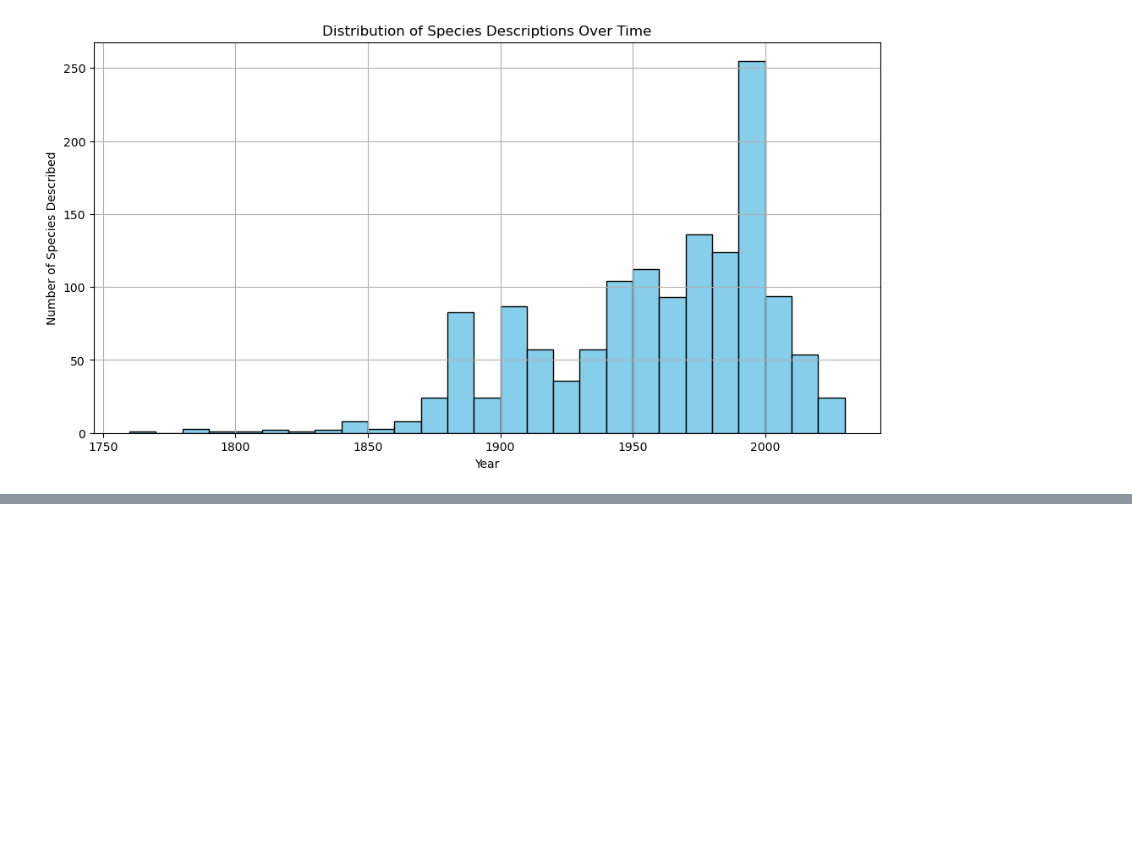
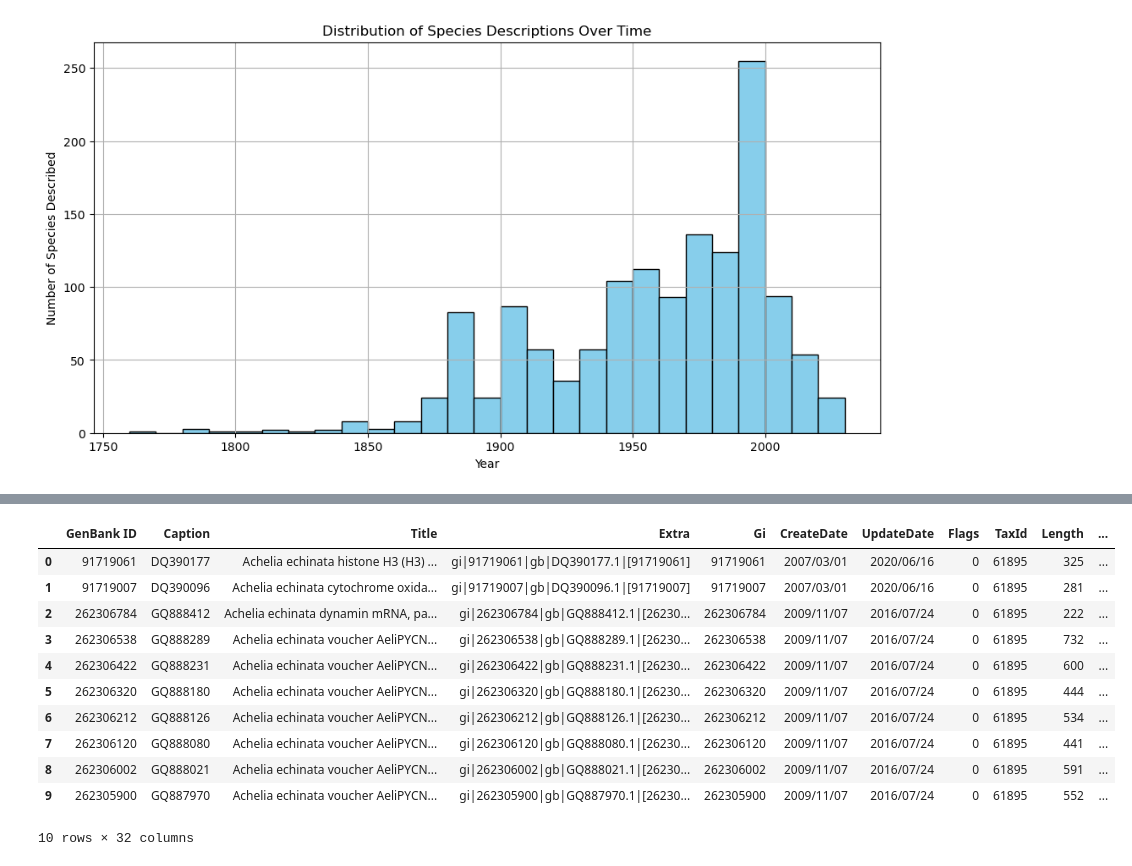
Before and after one commit to riccaran/pycnogonida, a Jupyter notebook: pycnogonida.ipynb, the cells around one changed output, grey strips where cells are left out. Saved outputs shown, nothing was run; the diff lists cells and outputs as text; code cells hidden in the pictures; blank space fills up the shorter version.

```diff
--- a/pycnogonida.ipynb
+++ b/pycnogonida.ipynb
@@ -258,8 +126,22 @@ def fetch_genbank_data(species_name):
-# %%
-from tqdm import tqdm
-
-for species_name in tqdm(pycnogonida["scientificname"], desc='GenBank data retrieving'):
-    species_data = fetch_genbank_data(species_name)
-    species_df = pd.json_normalize(species_data)
-    if not species_df.empty:
-        species_df.to_csv('genbank/{}.tsv'.format(species_name.lower().replace(' ', '_')), sep='\t', index=False)
+# %%
+def build_info_ds(species_name):
+    species_info = dict()
+
+    # Assumendo che pycnogonida sia già definito
+    species_info['worms'] = pycnogonida[pycnogonida['scientificname'] == species_name]
+
+    # Leggere i file e gestire l'eventualità che non esistano
+    for source in ['obis', 'genbank', 'gbif', 'bold']:
+        file_path = '{}/{}.tsv'.format(source, species_name.lower().replace(' ', '_'))
+        try:
+            species_info[source] = pd.read_csv(file_path, sep='\t')
+        except FileNotFoundError:
+            species_info[source] = None
+        except Exception as e:
+            species_info[source] = None
+
+    return species_info
+# %%
+species_name = 'Achelia echinata'
+
+species_info = build_info_ds(species_name)
@@ -265,0 +169,15 @@ for species_name in tqdm(pycnogonida["scientificname"], desc='GenBank data retri
+# %%
+species_info['genbank']
+# %% [output]
+|  | GenBank ID | Caption | Title | Extra | Gi | CreateDate | UpdateDate | Flags | TaxId | Length | ... |
+| 0 | 91719061 | DQ390177 | Achelia echinata histone H3 (H3) ... | gi|91719061|gb|DQ390177.1|[91719061] | 91719061 | 2007/03/01 | 2020/06/16 | 0 | 61895 | 325 | ... |
+| 1 | 91719007 | DQ390096 | Achelia echinata cytochrome oxida... | gi|91719007|gb|DQ390096.1|[91719007] | 91719007 | 2007/03/01 | 2020/06/16 | 0 | 61895 | 281 | ... |
+| 2 | 262306784 | GQ888412 | Achelia echinata dynamin mRNA, pa... | gi|262306784|gb|GQ888412.1|[26230... | 262306784 | 2009/11/07 | 2016/07/24 | 0 | 61895 | 222 | ... |
+| 3 | 262306538 | GQ888289 | Achelia echinata voucher AeliPYCN... | gi|262306538|gb|GQ888289.1|[26230... | 262306538 | 2009/11/07 | 2016/07/24 | 0 | 61895 | 732 | ... |
+| 4 | 262306422 | GQ888231 | Achelia echinata voucher AeliPYCN... | gi|262306422|gb|GQ888231.1|[26230... | 262306422 | 2009/11/07 | 2016/07/24 | 0 | 61895 | 600 | ... |
+| 5 | 262306320 | GQ888180 | Achelia echinata voucher AeliPYCN... | gi|262306320|gb|GQ888180.1|[26230... | 262306320 | 2009/11/07 | 2016/07/24 | 0 | 61895 | 444 | ... |
+| 6 | 262306212 | GQ888126 | Achelia echinata voucher AeliPYCN... | gi|262306212|gb|GQ888126.1|[26230... | 262306212 | 2009/11/07 | 2016/07/24 | 0 | 61895 | 534 | ... |
+| 7 | 262306120 | GQ888080 | Achelia echinata voucher AeliPYCN... | gi|262306120|gb|GQ888080.1|[26230... | 262306120 | 2009/11/07 | 2016/07/24 | 0 | 61895 | 441 | ... |
+| 8 | 262306002 | GQ888021 | Achelia echinata voucher AeliPYCN... | gi|262306002|gb|GQ888021.1|[26230... | 262306002 | 2009/11/07 | 2016/07/24 | 0 | 61895 | 591 | ... |
+| 9 | 262305900 | GQ887970 | Achelia echinata voucher AeliPYCN... | gi|262305900|gb|GQ887970.1|[26230... | 262305900 | 2009/11/07 | 2016/07/24 | 0 | 61895 | 552 | ... |
+10 rows × 32 columns
```
Also changed, not shown: parts of 11 cells of this notebook, 2 other files.
